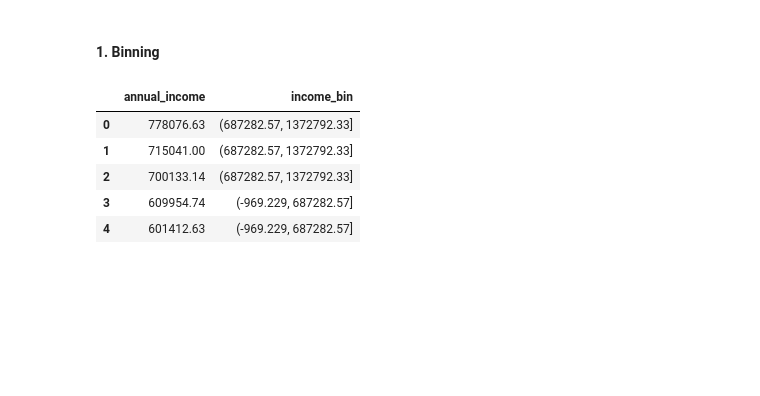
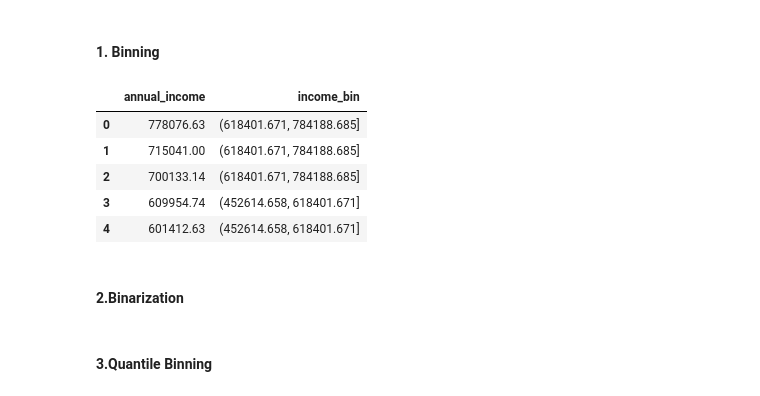
Before and after one commit to Abhiraj14206/Main_Data, a Jupyter notebook: FinalProject1/Finalproject1.ipynb, the cells around one changed output. Saved outputs shown, nothing was run; the diff lists cells and outputs as text; code cells hidden in the pictures; blank space fills up the shorter version.

```diff
--- a/FinalProject1/Finalproject1.ipynb
+++ b/FinalProject1/Finalproject1.ipynb
@@ -681,7 +681,7 @@ df_winsor.head()
 # %% [markdown]
 #### 3.OneHotEncoding
 # %%
-df = pd.get_dummies(df, columns=["region", "loan_purpose"], drop_first=True)
-df.head()
+df_winsor = pd.get_dummies(df_winsor, columns=["region", "loan_purpose"], drop_first=True)
+df_winsor.head()
 # %% [output]
 |  | customer_id | age | gender | education_level | employment_type | annual_income | loan_amount | ... |
@@ -696,12 +696,12 @@ df.head()
 # %% [markdown]
 #### 1. Binning
 # %%
-df["income_bin"] = pd.cut(df["annual_income"], bins=4)
-df[["annual_income", "income_bin"]].head()
+df_winsor["income_bin"] = pd.cut(df_winsor["annual_income"], bins=4)
+df_winsor[["annual_income", "income_bin"]].head()
 # %% [output]
 |  | annual_income | income_bin |
-| 0 | 778076.63 | (687282.57, 1372792.33] |
-| 1 | 715041.00 | (687282.57, 1372792.33] |
-| 2 | 700133.14 | (687282.57, 1372792.33] |
-| 3 | 609954.74 | (-969.229, 687282.57] |
-| 4 | 601412.63 | (-969.229, 687282.57] |
+| 0 | 778076.63 | (618401.671, 784188.685] |
+| 1 | 715041.00 | (618401.671, 784188.685] |
+| 2 | 700133.14 | (618401.671, 784188.685] |
+| 3 | 609954.74 | (452614.658, 618401.671] |
+| 4 | 601412.63 | (452614.658, 618401.671] |
@@ -707,0 +710,2 @@ df[["annual_income", "income_bin"]].head()
+# %% [markdown]
+#### 2.Binarization
@@ -707,0 +714,2 @@ df[["annual_income", "income_bin"]].head()
+# %% [markdown]
+#### 3.Quantile Binning
```
Also changed, not shown: parts of 63 cells of this notebook.
